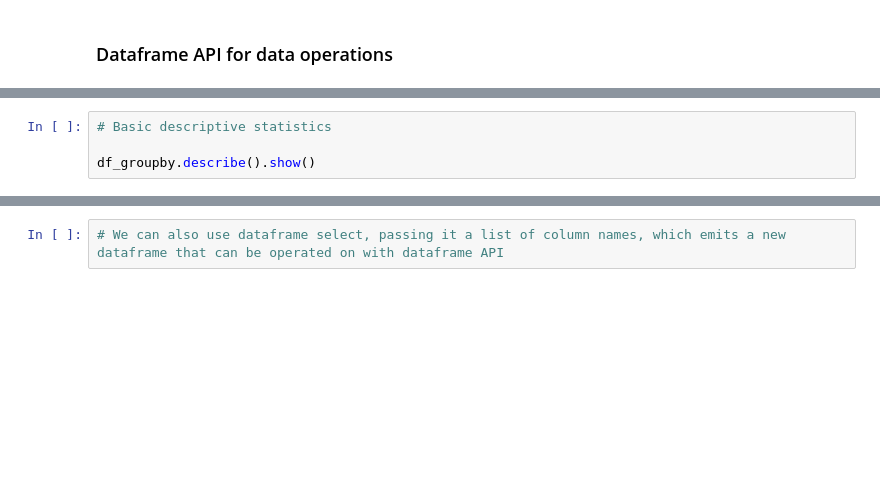
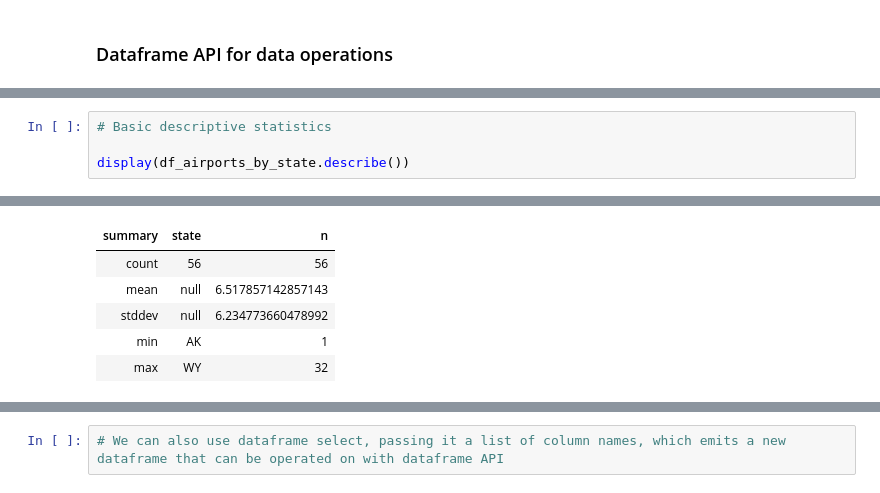
Before and after one commit to plzm/azure-databricks, a Jupyter notebook: adb_4_transform.ipynb, the cells around one changed output, grey strips where cells are left out. Cells and saved outputs as stored; diff of their text form; blank space fills up the shorter version.

```diff
--- a/adb_4_transform.ipynb
+++ b/adb_4_transform.ipynb
@@ -27,5 +24,5 @@ df_groupby = df_explicit\
 # %%
 # Basic descriptive statistics
 
-df_groupby.describe().show()
+display(df_airports_by_state.describe())
 # %% [output]
@@ -33,3 +29,9 @@ df_groupby.describe().show()
+| summary | state | n |
+| count | 56 | 56 |
+| mean | null | 6.517857142857143 |
+| stddev | null | 6.234773660478992 |
+| min | AK | 1 |
+| max | WY | 32 |
 # %%
 # Spark execution plan
 
```
Also changed, not shown: parts of 10 cells of this notebook, 5 other files.
